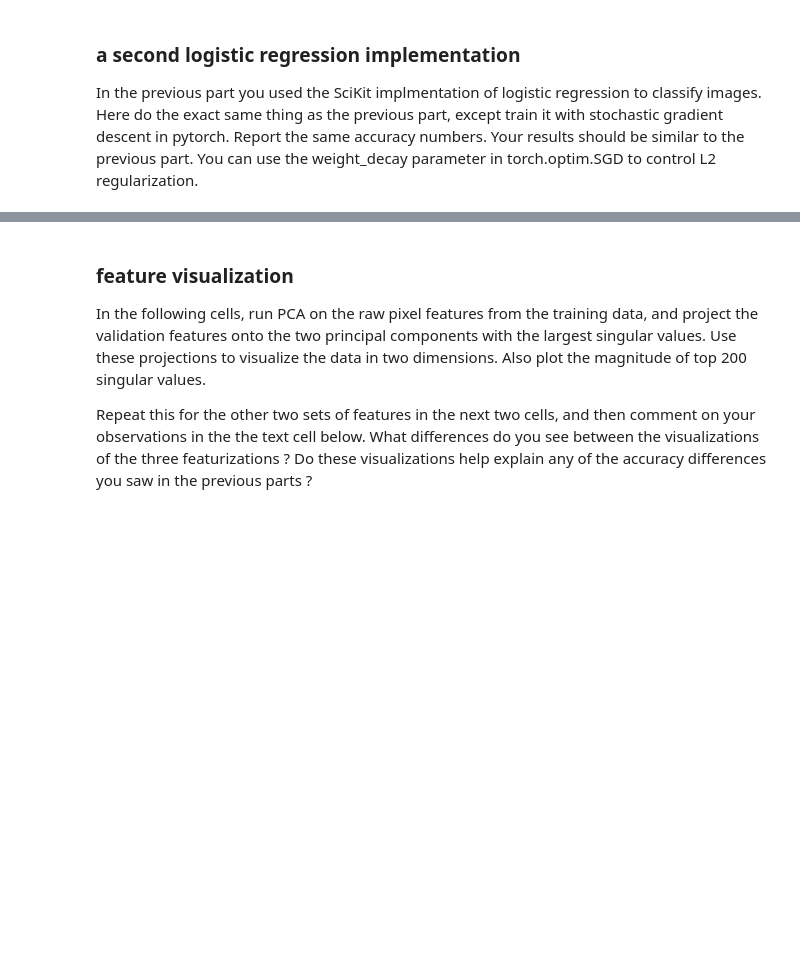
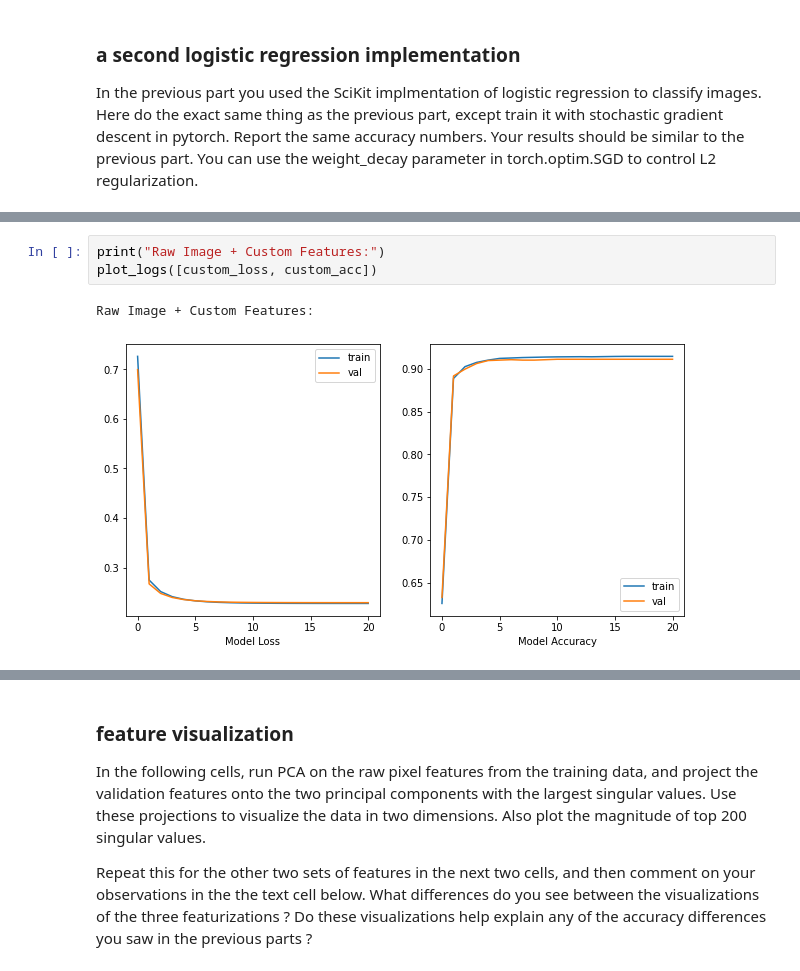
Before and after one commit to arnav-gudibande/project-t, a Jupyter notebook: project/sol1.ipynb, the cells around one changed output, grey strips where cells are left out. Cells and saved outputs as stored; diff of their text form; blank space fills up the shorter version.

```diff
--- a/project/sol1.ipynb
+++ b/project/sol1.ipynb
@@ -333,0 +359,6 @@ val results: step 999, loss 0.08957909792661667, acc 0.9955
+# %%
+print("Raw Image + Custom Features:")
+plot_logs([custom_loss, custom_acc])
+# %% [output]
+Raw Image + Custom Features:
+[figure, added]
```
Also changed, not shown: parts of 8 cells of this notebook, 1 other file.
